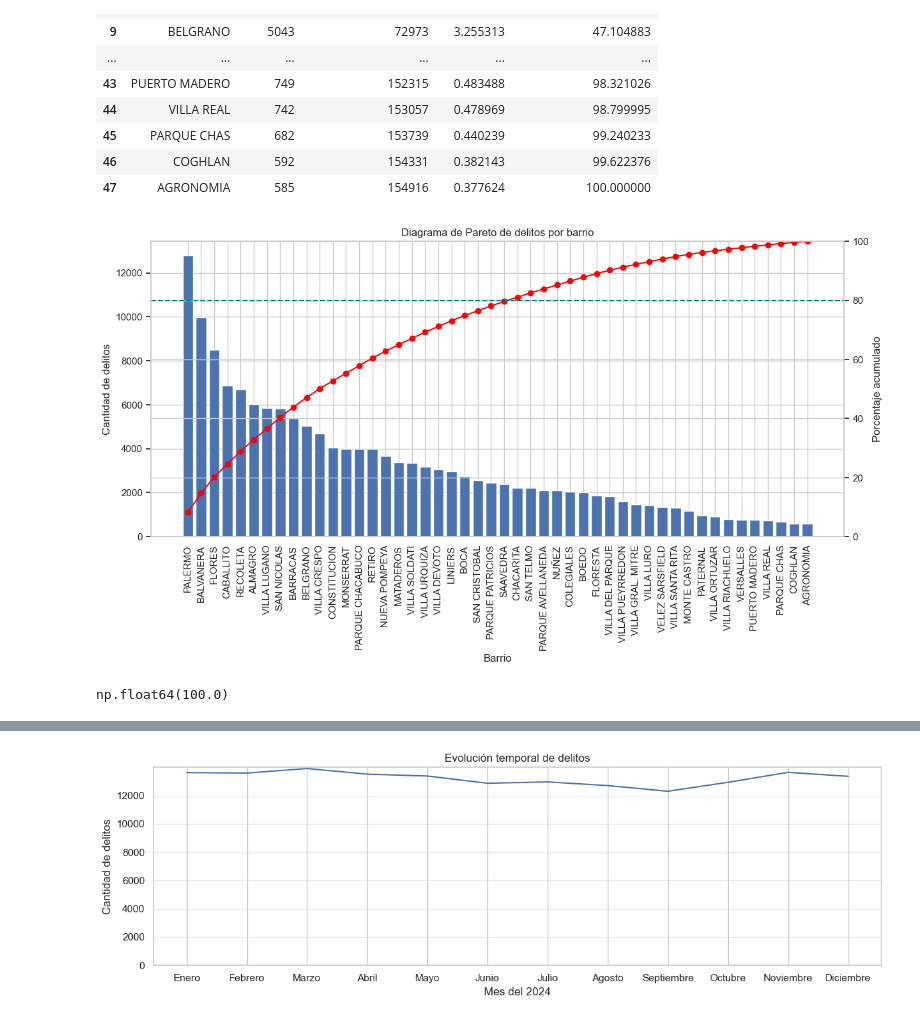
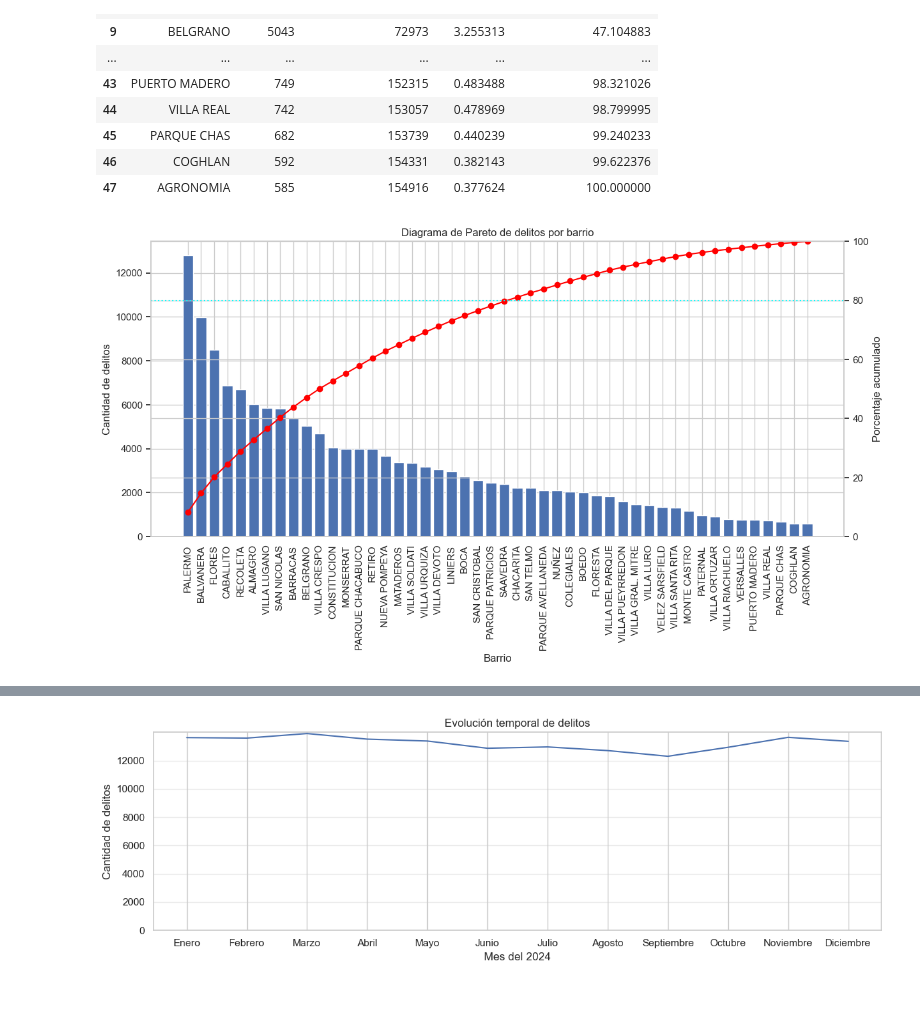
Before and after one commit to matiasobregon/diplo-ia_up_tp1, a Jupyter notebook: tp1_desarrollo.ipynb, the cells around one changed output, grey strips where cells are left out. Drawn from its saved outputs; the diff is of its cells as text; code cells hidden in the pictures.

```diff
--- a/tp1_desarrollo.ipynb
+++ b/tp1_desarrollo.ipynb
@@ -801,39 +854,32 @@ fig, ax1 = plt.subplots(figsize=(14,6))
 # Barras (frecuencia)
 ax1.bar(barrios['barrio'], barrios['cantidad'])
 
 # Eje izquierdo
 ax1.set_ylabel('Cantidad de delitos')
 ax1.set_xlabel('Barrio')
 
 # Rotar etiquetas poque se ven feas si están en horizntal
 plt.xticks(rotation=90)
 
 # eje derecho para porcentaje acumulado
 ax2 = ax1.twinx()
 
 # Línea acumulada
 ax2.plot(
     barrios['barrio'],
     barrios['porcentaje_acumulado'],
     marker='o',
     color='red'
 )
 
 # Línea horizontal del 80%
-ax2.axhline(80, linestyle='--', color='teal')
+ax2.axhline(80, linestyle='dotted', color='cyan')
 
 # Eje derecho
 ax2.set_ylabel('Porcentaje acumulado')
 ax2.set_ylim(0, 100)
-
-#plt.grid(axis='y',alpha=0.3, linestyle='solid')
-#plt.grid(axis='x',alpha=0.3, linestyle='solid')
 plt.title('Diagrama de Pareto de delitos por barrio')
 
 plt.show()
 # %% [output]
-[figure, old version]
+[figure, new version]
-# %%
-barrios['porcentaje'].sum()
-# %% [output]
-np.float64(100.0)
```
Also changed, not shown: parts of 18 cells of this notebook.
